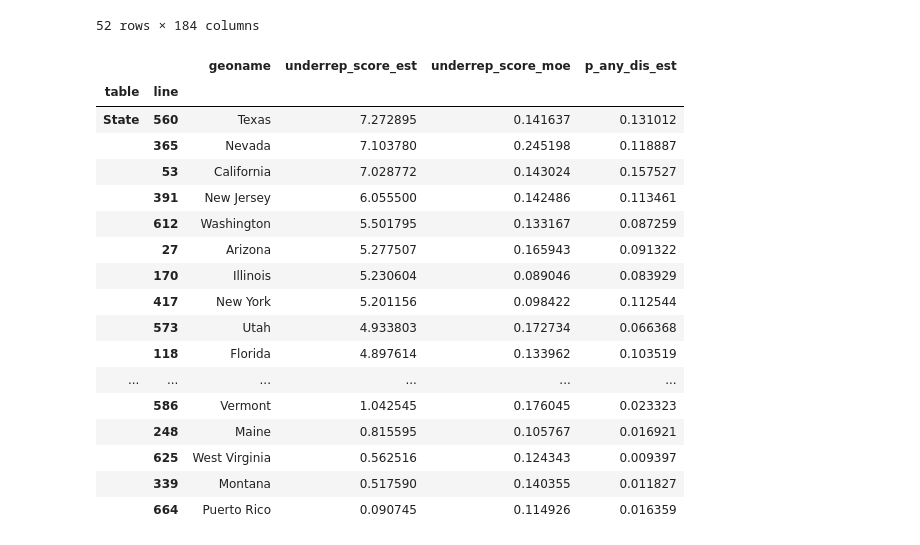
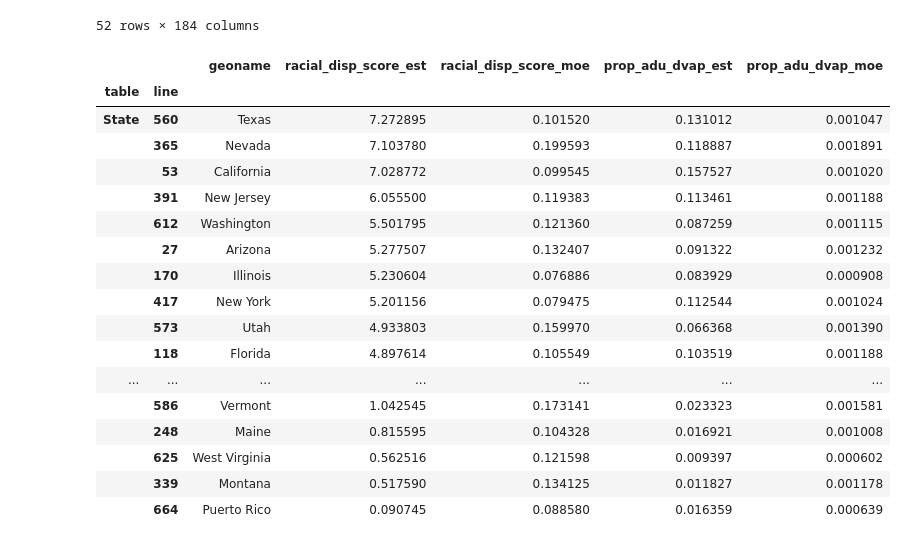
Before and after one commit to ic-institute/democracy-deserts, a Jupyter notebook: notebooks/build-state-data.ipynb, the cells around one changed output. Saved outputs shown, nothing was run; the diff lists cells and outputs as text; code cells hidden in the pictures.

Commit message:
further reduced margin of error by using advice from the Census
also renamed p_ columns to prop_ and p_*_dis columns to prop_*adu_his

```diff
--- a/notebooks/build-state-data.ipynb
+++ b/notebooks/build-state-data.ipynb
@@ -33,25 +33,25 @@ df
 52 rows × 184 columns
 # %%
 df.to_csv('output/states.csv')
-# %%
-dg = df[['geoname', 'racial_disp_score_est', 'racial_disp_score_moe', 'p_any_dis_est']]
-dg.sort_values(by=['racial_score_est'], ascending=False)
-# %% [output]
-|  |  | geoname | underrep_score_est | underrep_score_moe | p_any_dis_est |
-| table | line |  |  |  |  |
-| State | 560 | Texas | 7.272895 | 0.141637 | 0.131012 |
-|  | 365 | Nevada | 7.103780 | 0.245198 | 0.118887 |
-|  | 53 | California | 7.028772 | 0.143024 | 0.157527 |
-|  | 391 | New Jersey | 6.055500 | 0.142486 | 0.113461 |
-|  | 612 | Washington | 5.501795 | 0.133167 | 0.087259 |
-|  | 27 | Arizona | 5.277507 | 0.165943 | 0.091322 |
-|  | 170 | Illinois | 5.230604 | 0.089046 | 0.083929 |
-|  | 417 | New York | 5.201156 | 0.098422 | 0.112544 |
-|  | 573 | Utah | 4.933803 | 0.172734 | 0.066368 |
-|  | 118 | Florida | 4.897614 | 0.133962 | 0.103519 |
-| ... | ... | ... | ... | ... | ... |
-|  | 586 | Vermont | 1.042545 | 0.176045 | 0.023323 |
-|  | 248 | Maine | 0.815595 | 0.105767 | 0.016921 |
-|  | 625 | West Virginia | 0.562516 | 0.124343 | 0.009397 |
-|  | 339 | Montana | 0.517590 | 0.140355 | 0.011827 |
-|  | 664 | Puerto Rico | 0.090745 | 0.114926 | 0.016359 |
+# %%
+dg = df[['geoname', 'racial_disp_score_est', 'racial_disp_score_moe', 'prop_adu_dvap_est', 'prop_adu_dvap_moe']]
+dg.sort_values(by=['racial_disp_score_est'], ascending=False)
+# %% [output]
+|  |  | geoname | racial_disp_score_est | racial_disp_score_moe | prop_adu_dvap_est | prop_adu_dvap_moe |
+| table | line |  |  |  |  |  |
+| State | 560 | Texas | 7.272895 | 0.101520 | 0.131012 | 0.001047 |
+|  | 365 | Nevada | 7.103780 | 0.199593 | 0.118887 | 0.001891 |
+|  | 53 | California | 7.028772 | 0.099545 | 0.157527 | 0.001020 |
+|  | 391 | New Jersey | 6.055500 | 0.119383 | 0.113461 | 0.001188 |
+|  | 612 | Washington | 5.501795 | 0.121360 | 0.087259 | 0.001115 |
+|  | 27 | Arizona | 5.277507 | 0.132407 | 0.091322 | 0.001232 |
+|  | 170 | Illinois | 5.230604 | 0.076886 | 0.083929 | 0.000908 |
+|  | 417 | New York | 5.201156 | 0.079475 | 0.112544 | 0.001024 |
+|  | 573 | Utah | 4.933803 | 0.159970 | 0.066368 | 0.001390 |
+|  | 118 | Florida | 4.897614 | 0.105549 | 0.103519 | 0.001188 |
+| ... | ... | ... | ... | ... | ... | ... |
+|  | 586 | Vermont | 1.042545 | 0.173141 | 0.023323 | 0.001581 |
+|  | 248 | Maine | 0.815595 | 0.104328 | 0.016921 | 0.001008 |
+|  | 625 | West Virginia | 0.562516 | 0.121598 | 0.009397 | 0.000602 |
+|  | 339 | Montana | 0.517590 | 0.134125 | 0.011827 | 0.001178 |
+|  | 664 | Puerto Rico | 0.090745 | 0.088580 | 0.016359 | 0.000639 |
```
Also changed, not shown: 5 other files.
